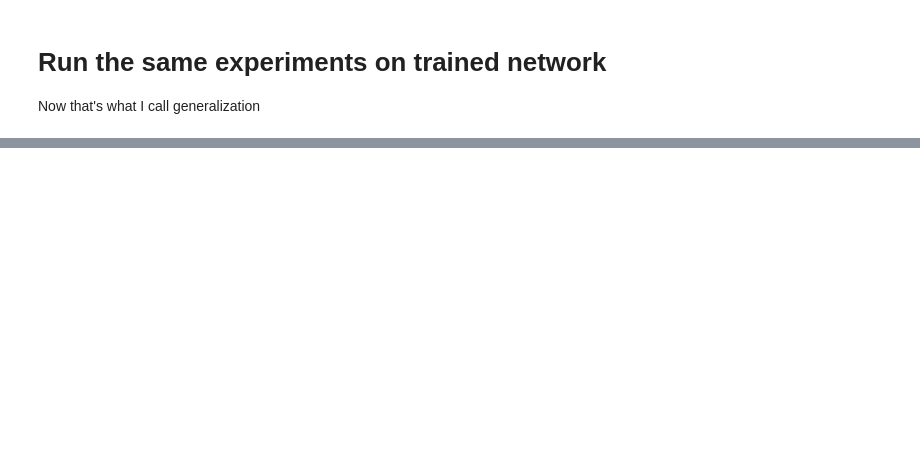
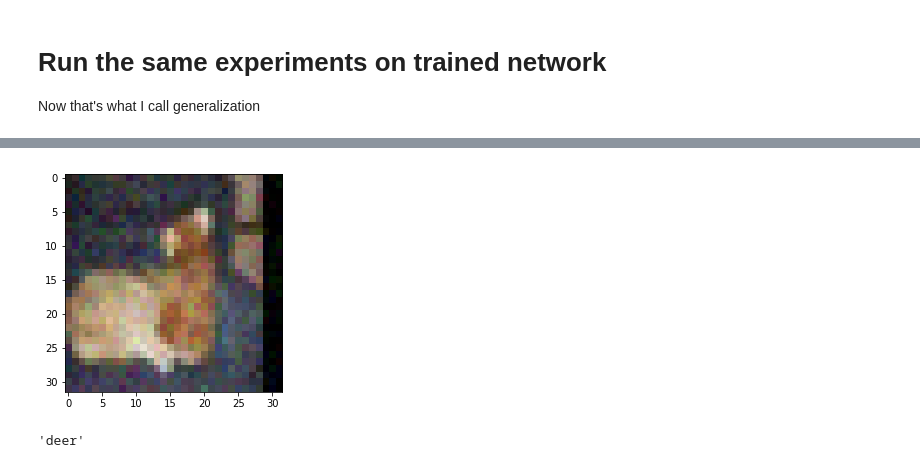
Before and after one commit to KellerJordan/Adversarial, a Jupyter notebook: LinearityExperiment.ipynb, the cells around one changed output, grey strips where cells are left out. Drawn from its saved outputs; the diff is of its cells as text; code cells hidden in the pictures; blank space fills up the shorter version.

```diff
--- a/LinearityExperiment.ipynb
+++ b/LinearityExperiment.ipynb
@@ -139,0 +160,9 @@ interpolator.plot(g, np.arange(-2, 2, .05))
+# %%
+# random direction
+g = torch.FloatTensor(np.zeros((3, 32, 32)))
+g[1, 30, 12] = 1
+g = g / g.norm()
+
+interpolator.plot(g, np.arange(-200, 200, 5))
+interpolator.plot(g, np.arange(-20, 20, .5))
+interpolator.plot(g, np.arange(-2, 2, .05))
@@ -139,0 +173,12 @@ interpolator.plot(g, np.arange(-2, 2, .05))
+# %%
+def make_img(g):
+    return (img.cpu() + g.cpu()).clamp(min=-1, max=1)
+# %%
+imshow(make_img(5*g))
+# %% [output]
+[figure, added]
+# %%
+scores = model(Variable(make_img(8*g).cuda()))
+CIFAR_CLASSES[scores.max(1)[1].data[0]]
+# %% [output]
+'deer'
```
Also changed, not shown: parts of 15 cells of this notebook, 4 other files.
